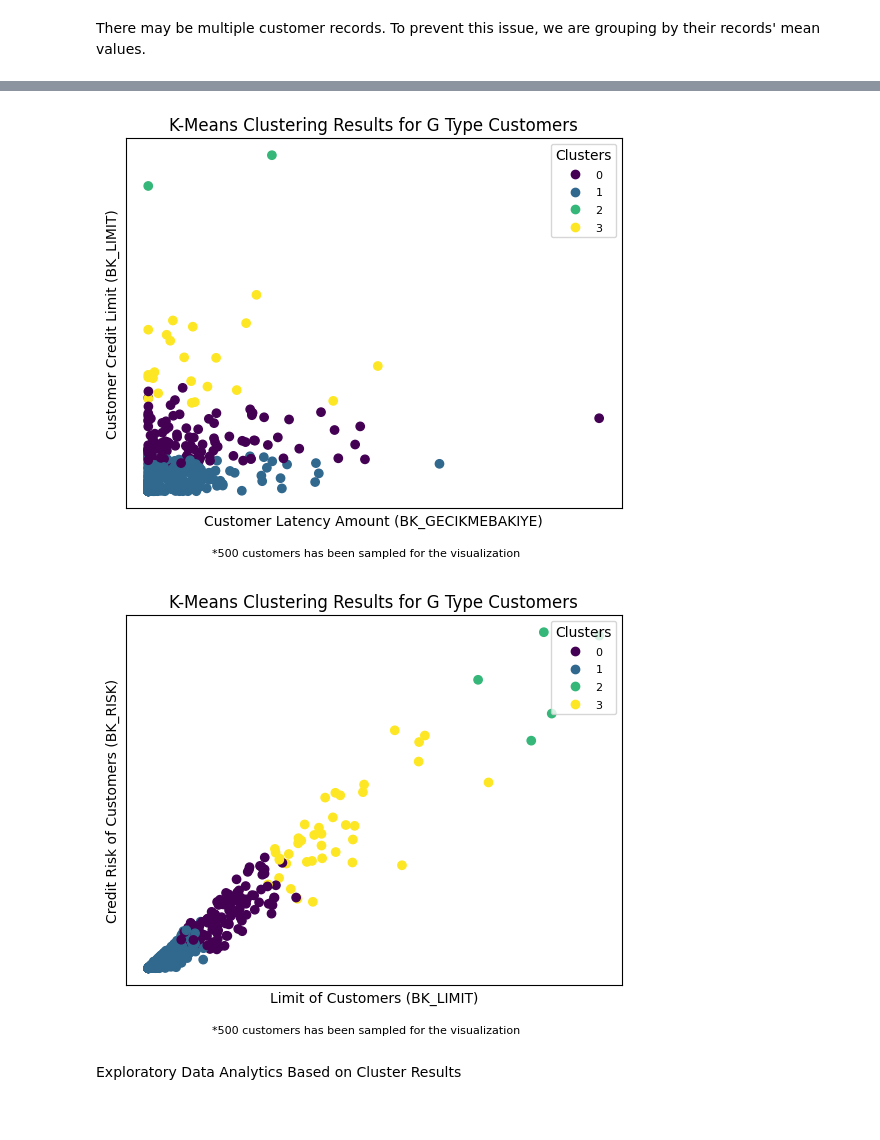
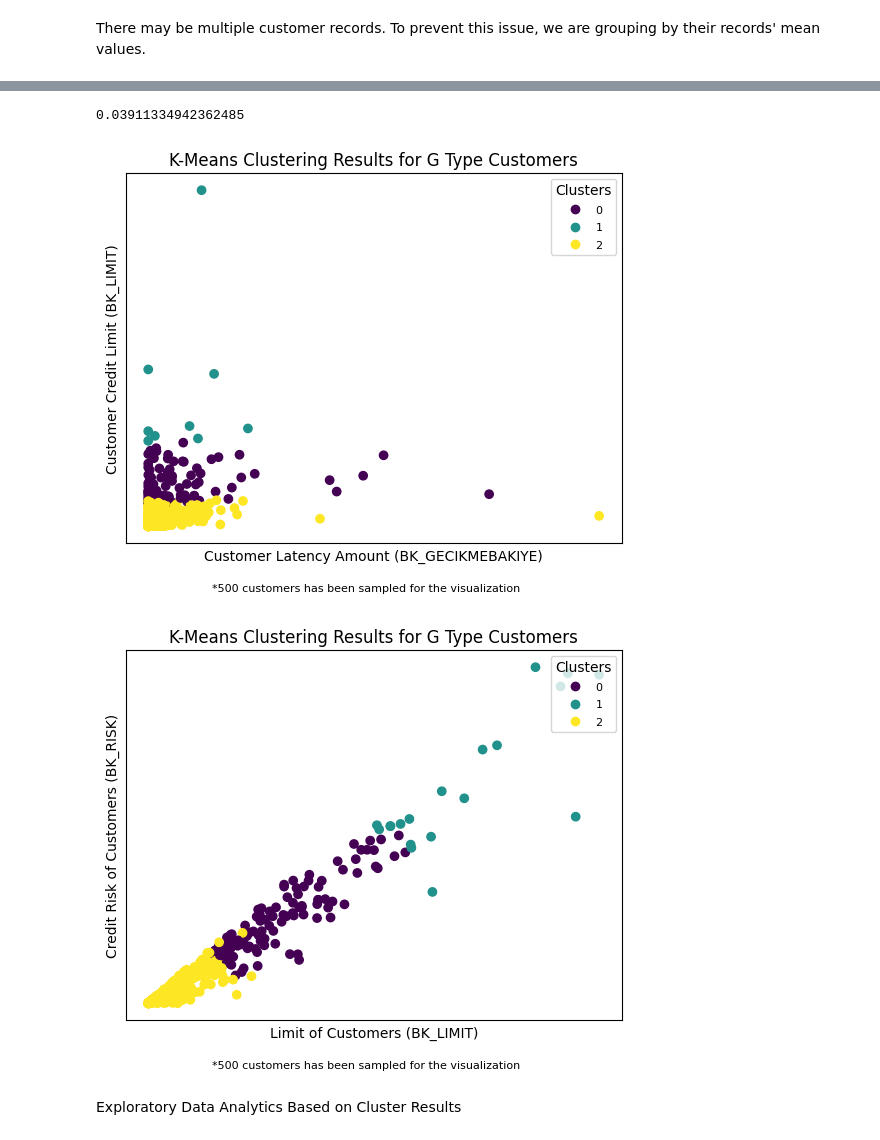
Before and after one commit to EmirhanServeren/factoring-customer-segmentation, a Jupyter notebook: segmentation.ipynb, the cells around one changed output, grey strips where cells are left out. Drawn from its saved outputs; the diff is of its cells as text; code cells hidden in the pictures.

```diff
--- a/segmentation.ipynb
+++ b/segmentation.ipynb
@@ -1033,7 +1014,7 @@ g_company_type.tail(10)
 | 300188314 | 0.390166 | 51900.0 | 39171.500000 | -0.426668 | 0.125496 | 0.0 | ... |
 | 300188452 | -1.389983 | 0.0 | 0.000000 | -0.886037 | -0.118656 | 2.0 | ... |
 # %%
-g_kmeans = KMeans(n_clusters=4)       # initialize the k-means model by using the optimal number of clusters found in the elbow method
+g_kmeans = KMeans(n_clusters=3, random_state=42)            # initialize the k-means model by using the optimal number of clusters found in the elbow method
 g_kmeans.fit = g_kmeans.fit(g_company_type)          # fit the k-means model to the data
 
-g_company_type['CLUSTER_LABELS'] = g_kmeans.labels_      # assign cluster labels to the original DataFrame
+g_company_type['CLUSTER_LABELS_3'] = g_kmeans.labels_      # assign cluster labels to the original DataFrame
@@ -1065,25 +1057,29 @@ g_company_type_df.head(10)
+# %%
+g_company_type_df['MUSTERI_RISK_SEVIYESI'].mean()
+# %% [output]
+0.03911334942362485
 # %%
 g_company_type_sample = g_company_type.sample(500)     # sample 1000 customers from the dataset
 scatter=plt.scatter(g_company_type_sample['BK_GECIKMEBAKIYE'], g_company_type_sample['BK_LIMIT'],
-            c=g_company_type_sample['CLUSTER_LABELS'])
+        c=g_company_type_sample['CLUSTER_LABELS_3'])
 
 plt.xlabel('Customer Latency Amount (BK_GECIKMEBAKIYE)')
 plt.ylabel('Customer Credit Limit (BK_LIMIT)')
 plt.title('K-Means Clustering Results for G Type Customers')
 plt.xticks([], [])    # remove x and y ticks
 plt.yticks([], [])
 # footnote below the plot
 plt.figtext(0.5, 0.01, "*500 customers has been sampled for the visualization",
         ha="center", fontsize=8)
 # add legend
 plt.legend(*scatter.legend_elements(), loc="upper right", title="Clusters",fontsize=8)
 plt.show()
 # %% [output]
-[figure, old version]
+[figure, new version]
 # %%
 g_company_type_sample = g_company_type_df.sample(500)     # sample 1000 customers from the dataset
 scatter=plt.scatter(g_company_type_sample['BK_LIMIT'], g_company_type_sample['BK_RISK'],
-        c=g_company_type_sample['CLUSTER_LABELS'])
+        c=g_company_type_sample['CLUSTER_LABELS_3'])
 
 plt.xlabel('Limit of Customers (BK_LIMIT)')
 plt.ylabel('Credit Risk of Customers (BK_RISK)')
@@ -1097,7 +1093,7 @@ plt.figtext(0.5, 0.01, "*500 customers has been sampled for the visualization",
 plt.legend(*scatter.legend_elements(), loc="upper right", title="Clusters",fontsize=8)
 plt.show()
 # %% [output]
-[figure, old version]
+[figure, new version]
 # %% [markdown]
 Exploratory Data Analytics Based on Cluster Results
 # %%
```
Also changed, not shown: parts of 15 cells of this notebook.
